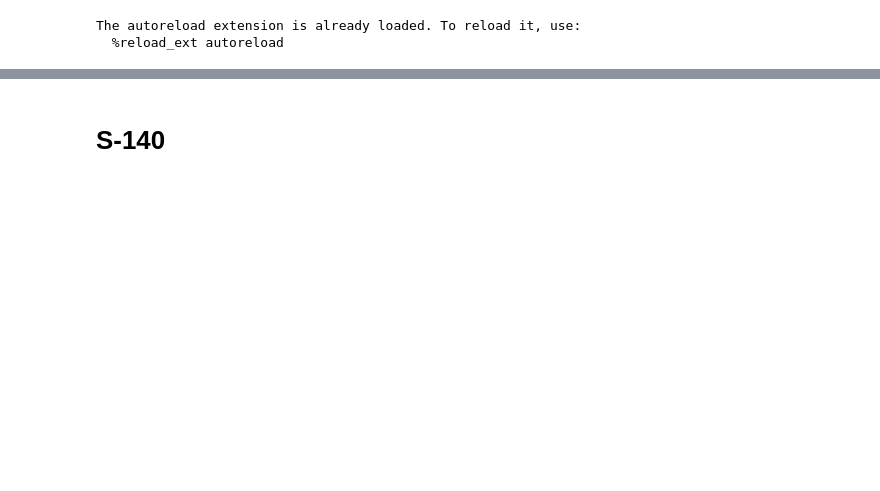
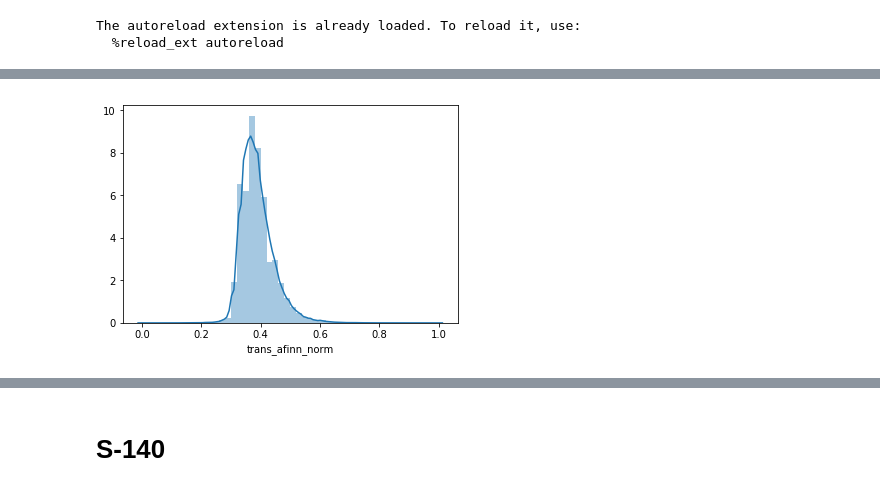
Before and after one commit to travelLynz/homophily_satisfaction, a Jupyter notebook: notebooks/7/tool_normalisation.ipynb, the cells around one changed output, grey strips where cells are left out. Cells and saved outputs as stored; diff of their text form; code cells hidden in the pictures; blank space fills up the shorter version.

```diff
--- a/notebooks/7/tool_normalisation.ipynb
+++ b/notebooks/7/tool_normalisation.ipynb
@@ -47,4 +54,4 @@ min         -35.000000
 max         116.000000
 Name: afinn, dtype: float64
 # %%
-afinn_table = utils.create_normalised_table(reviews, 'afinn')
+afinn_table = utils.create_normalised_table(reviews, 'afinn', 'log')
@@ -64,0 +67,5 @@ afinn_table.head(10)
+# %%
+sns.distplot(afinn_table['trans_afinn_norm'])
+plt.show()
+# %% [output]
+[figure, added]
```
Also changed, not shown: parts of 125 cells of this notebook, 30 other files.
